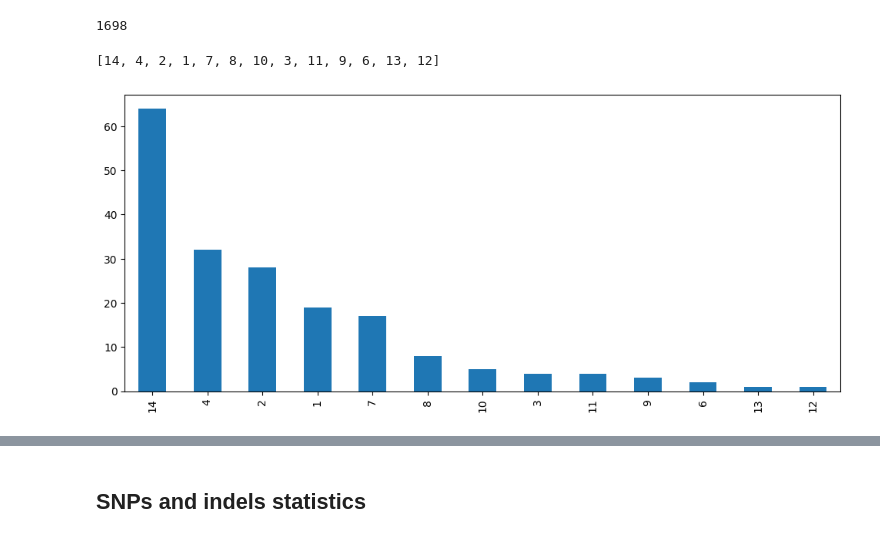
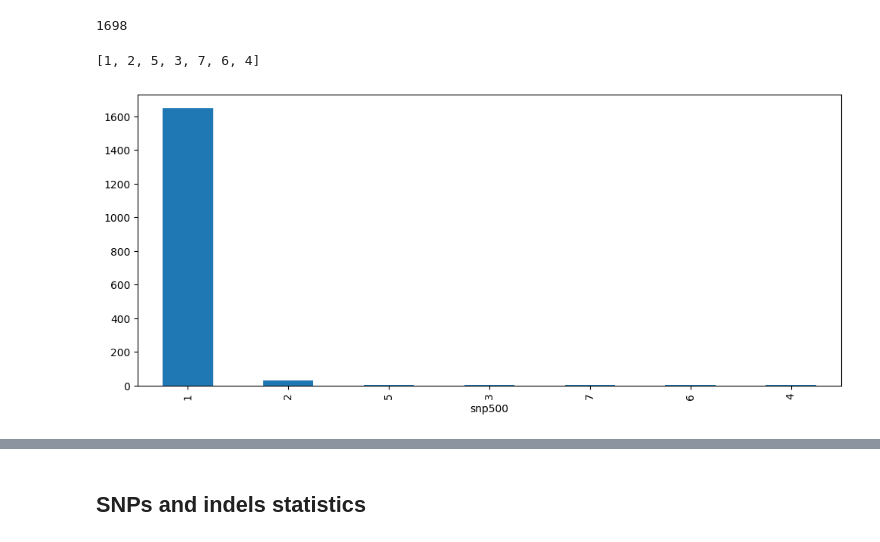
Before and after one commit to dmnfarrell/snipgenie, a Jupyter notebook: notebooks/global_lineages.ipynb, the cells around one changed output, grey strips where cells are left out. Saved outputs shown, nothing was run; the diff lists cells and outputs as text; code cells hidden in the pictures.

```diff
--- a/notebooks/global_lineages.ipynb
+++ b/notebooks/global_lineages.ipynb
@@ -207,14 +204,14 @@ master['SB1'] = master.SB.apply(lambda x: get_common(x, common))
 # %%
 reload(clustering)
 snpdist = pd.read_csv('/storage/btbgenie/combined_results/snpdist.csv',index_col=0)
 clusts,members = clustering.get_cluster_levels(snpdist)
-cc = clusts.snp500.value_counts()[1:20]
+cc = clusts.snp500.value_counts()#[1:20]
 cc.plot(kind='bar',figsize=(12,5))
 print (list(cc.index))
 members.to_parquet("/storage/btbgenie/cluster_members.parquet")
 # %% [output]
-[14, 4, 2, 1, 7, 8, 10, 3, 11, 9, 6, 13, 12]
+[1, 2, 5, 3, 7, 6, 4]
-[figure, old version]
+[figure, new version]
 # %%
 st = clustering.generate_strain_names(clusts,snpdist)
 # %%
```
Also changed, not shown: parts of 9 cells of this notebook, 11 other files.
